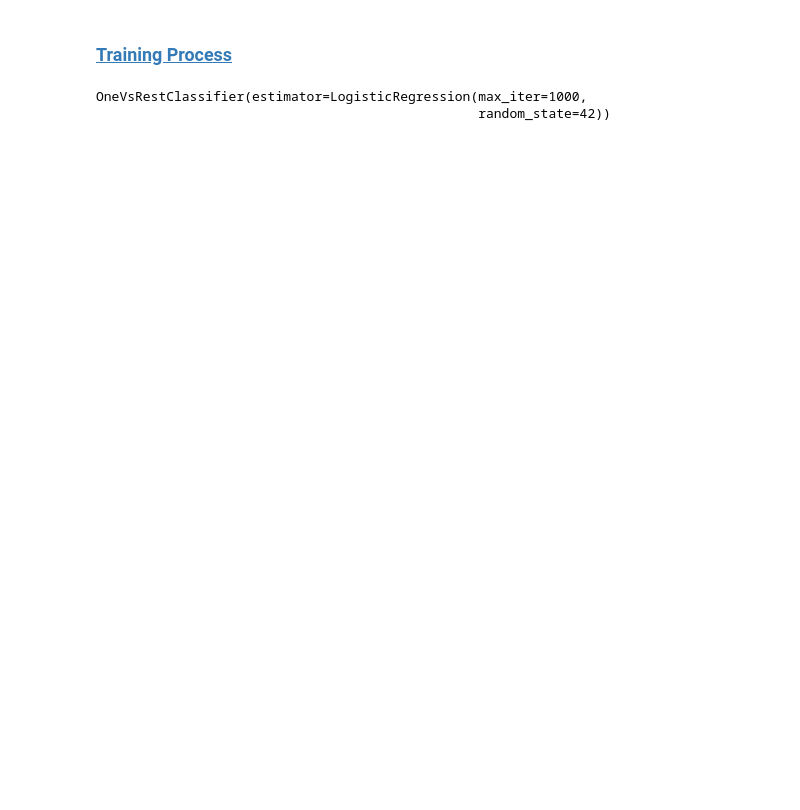
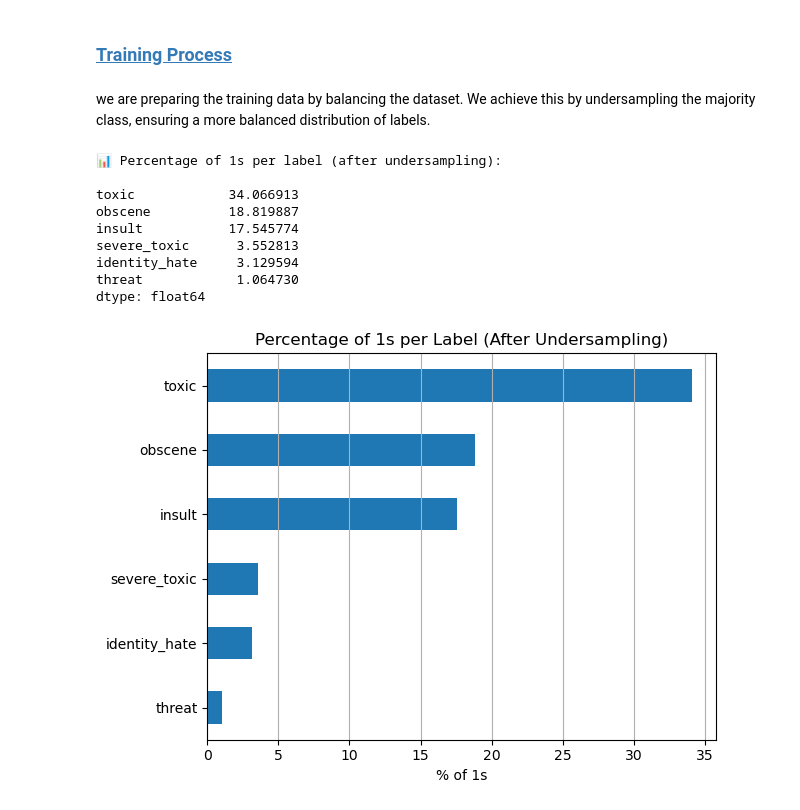
Before and after one commit to Lucchh/Multilingual-Toxic-Comment-Classification, a Jupyter notebook: milestone4.ipynb, the cells around one changed output. Drawn from its saved outputs; the diff is of its cells as text; code cells hidden in the pictures; blank space fills up the shorter version.

```diff
--- a/milestone4.ipynb
+++ b/milestone4.ipynb
@@ -250,21 +284,50 @@ We presented our result and performance of our initial baseline model below, and
 # %% [markdown]
 ### <a id='toc1_3_1_'></a>[Training Process](#toc0_)
+# %% [markdown]
+we are preparing the training data by balancing the dataset. We achieve this by undersampling the majority class, ensuring a more balanced distribution of labels.
+# %%
+df = pd.read_csv('data/train.csv')
+df['comment_text'] = df['comment_text'].fillna("")
+
+target_cols = ['toxic', 'severe_toxic', 'obscene', 'threat', 'insult', 'identity_hate']
+all_zero_mask = (df[target_cols].sum(axis=1) == 0)
+
+df_non_zero = df[~all_zero_mask]
+df_all_zero = df[all_zero_mask]
+df_all_zero_sampled = df_all_zero.sample(frac=0.2, random_state=42)
+
+df_balanced = pd.concat([df_non_zero, df_all_zero_sampled], axis=0).sample(frac=1, random_state=42).reset_index(drop=True)
+
+print("New shape:", df_balanced.shape)
+print("Label counts:\n", df_balanced[target_cols].sum())
+label_percentages = df_balanced[target_cols].mean() * 100
+print("📊 Percentage of 1s per label (after undersampling):\n")
+print(label_percentages.sort_values(ascending=False))
+
+label_percentages.sort_values().plot(kind='barh')
+plt.title("Percentage of 1s per Label (After Undersampling)")
+plt.xlabel("% of 1s")
+plt.grid(True, axis='x')
+plt.tight_layout()
+plt.show()
+# %% [output]
+📊 Percentage of 1s per label (after undersampling):
+
+toxic            34.066913
+obscene          18.819887
+insult           17.545774
+severe_toxic      3.552813
+identity_hate     3.129594
+threat            1.064730
+dtype: float64
+[figure, added]
 # %%
-random_seed = 42
-
+train_df = df_balanced
+train_df['cleaned_text'] = train_df['comment_text'].apply(clean_text)
 labels = ['toxic', 'severe_toxic', 'obscene', 'threat', 'insult', 'identity_hate']
-
-X = train_df['cleaned_text']
+vectorizer = TfidfVectorizer(max_features=10000, stop_words='english', ngram_range=(1, 2))
+X = vectorizer.fit_transform(train_df['cleaned_text'])
 y = train_df[labels]
-
-vectorizer = TfidfVectorizer(max_features=10000, stop_words='english', ngram_range=(1,2))
-X_tfidf = vectorizer.fit_transform(X)
 X_train, X_val, y_train, y_val = train_test_split(
-    X_tfidf, y, test_size=0.2, random_state=random_seed, stratify=train_df['toxic']
+    X, y, test_size=0.2, random_state=42, stratify=train_df['toxic']
 )
-
-clf = OneVsRestClassifier(LogisticRegression(C=1.0, max_iter=1000, random_state=random_seed))
-clf.fit(X_train, y_train)
-# %% [output]
-OneVsRestClassifier(estimator=LogisticRegression(max_iter=1000,
-                                                 random_state=42))
```
Also changed, not shown: parts of 34 cells of this notebook.
